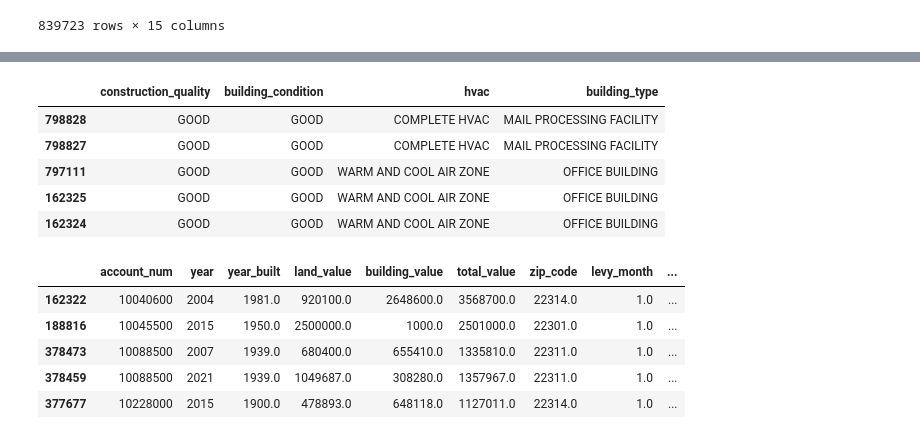
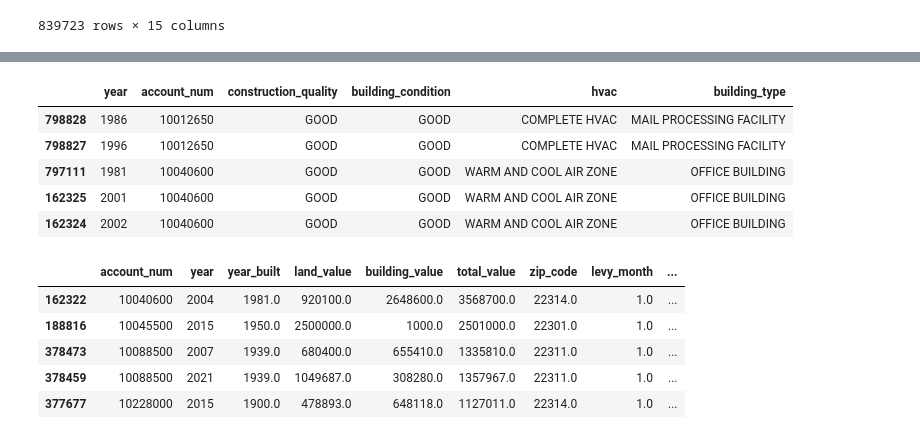
Before and after one commit to barrettdalbec/Alexandria-Personal-Project, a Jupyter notebook: Data Analysis/Data Analysis.ipynb, the cells around one changed output, grey strips where cells are left out. Cells and saved outputs as stored; diff of their text form; code cells hidden in the pictures.

Commit message:
Seperating Tableau and Data Analysis'

```diff
--- a/Data Analysis/Data Analysis.ipynb
+++ b/Data Analysis/Data Analysis.ipynb
@@ -260,15 +260,15 @@ Data columns (total 15 columns):
 dtypes: float64(9), int64(2), object(4)
 memory usage: 102.5+ MB
 # %%
-cat_df = master_df[['construction_quality', 'building_condition', 'hvac', 'building_type']]
+cat_df = master_df[['year','account_num', 'construction_quality', 'building_condition', 'hvac', 'building_type']]
 cat_df[cat_df.notna().all(axis=1)].head()
 # %% [output]
-|  | construction_quality | building_condition | hvac | building_type |
-| 798828 | GOOD | GOOD | COMPLETE HVAC | MAIL PROCESSING FACILITY |
-| 798827 | GOOD | GOOD | COMPLETE HVAC | MAIL PROCESSING FACILITY |
-| 797111 | GOOD | GOOD | WARM AND COOL AIR ZONE | OFFICE BUILDING |
-| 162325 | GOOD | GOOD | WARM AND COOL AIR ZONE | OFFICE BUILDING |
-| 162324 | GOOD | GOOD | WARM AND COOL AIR ZONE | OFFICE BUILDING |
+|  | year | account_num | construction_quality | building_condition | hvac | building_type |
+| 798828 | 1986 | 10012650 | GOOD | GOOD | COMPLETE HVAC | MAIL PROCESSING FACILITY |
+| 798827 | 1996 | 10012650 | GOOD | GOOD | COMPLETE HVAC | MAIL PROCESSING FACILITY |
+| 797111 | 1981 | 10040600 | GOOD | GOOD | WARM AND COOL AIR ZONE | OFFICE BUILDING |
+| 162325 | 2001 | 10040600 | GOOD | GOOD | WARM AND COOL AIR ZONE | OFFICE BUILDING |
+| 162324 | 2002 | 10040600 | GOOD | GOOD | WARM AND COOL AIR ZONE | OFFICE BUILDING |
 # %%
 num_df = master_df.select_dtypes(include='number')
 num_df[num_df.notna().all(axis=1)].head()
```
Also changed, not shown: parts of 52 cells of this notebook, 2 other files.
